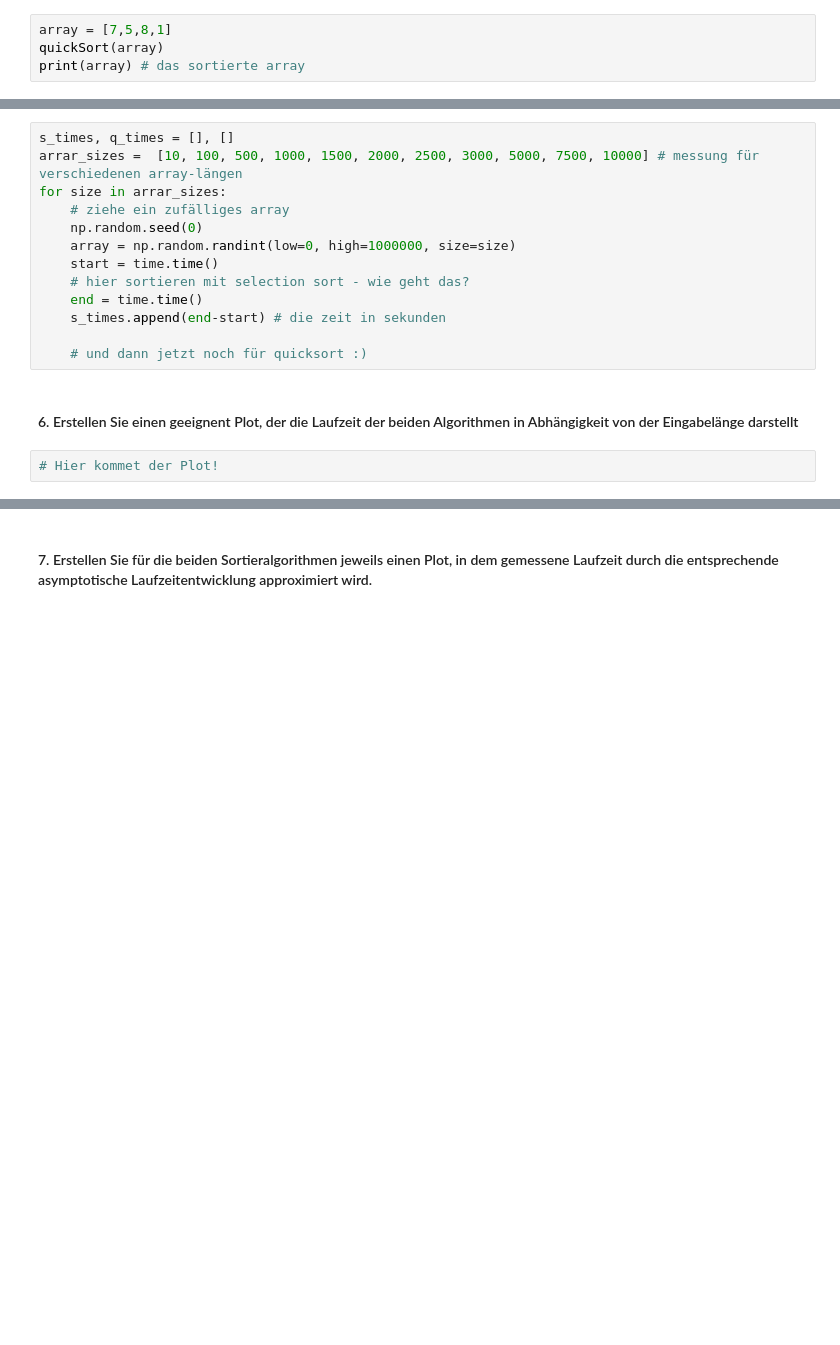
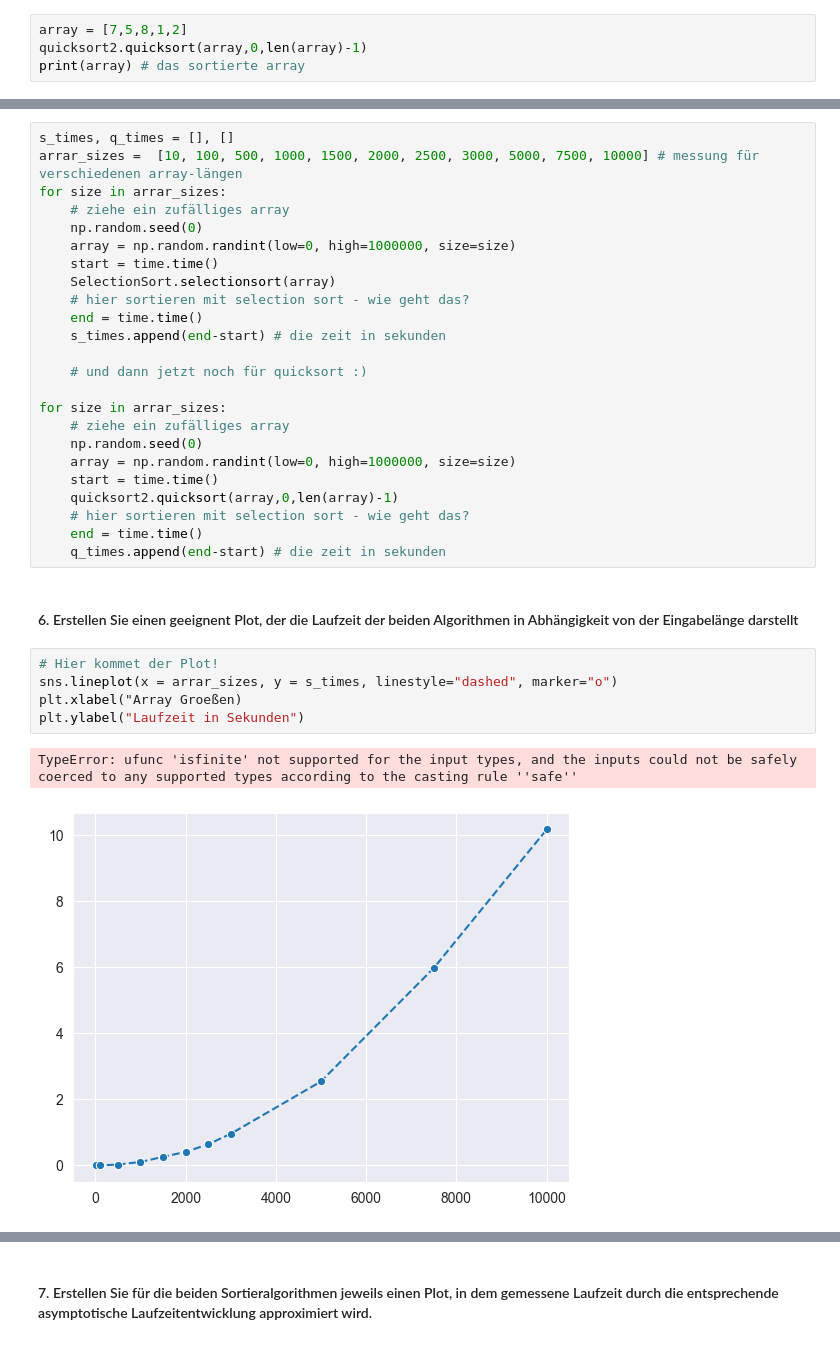
Before and after one commit to Sadik0701/Uebungsblatt8, a Jupyter notebook: sorting.ipynb, the cells around one changed output, grey strips where cells are left out. Drawn from its saved outputs; the diff is of its cells as text; blank space fills up the shorter version.

```diff
--- a/sorting.ipynb
+++ b/sorting.ipynb
@@ -19,6 +25,6 @@ print(array) # das sortierte array
 def quickSort(array):
         pass # hier Eure Implementierung :)
 # %%
-array = [7,5,8,1]
-quickSort(array)
+array = [7,5,8,1,2]
+quicksort2.quicksort(array,0,len(array)-1)
 print(array) # das sortierte array
@@ -36,12 +44,29 @@ for size in arrar_sizes:
     np.random.seed(0)
     array = np.random.randint(low=0, high=1000000, size=size)
     start = time.time()
+    SelectionSort.selectionsort(array)
     # hier sortieren mit selection sort - wie geht das?
     end = time.time()
     s_times.append(end-start) # die zeit in sekunden
 
     # und dann jetzt noch für quicksort :)
+
+for size in arrar_sizes:
+    # ziehe ein zufälliges array
+    np.random.seed(0)
+    array = np.random.randint(low=0, high=1000000, size=size)
+    start = time.time()
+    quicksort2.quicksort(array,0,len(array)-1)
+    # hier sortieren mit selection sort - wie geht das?
+    end = time.time()
+    q_times.append(end-start) # die zeit in sekunden
 # %% [markdown]
 #### 6. Erstellen Sie einen geeignent Plot, der die Laufzeit der beiden Algorithmen in Abhängigkeit von der Eingabelänge darstellt
-# %%
-# Hier kommet der Plot!
+# %%
+# Hier kommet der Plot!
+sns.lineplot(x = arrar_sizes, y = s_times, linestyle="dashed", marker="o")
+plt.xlabel("Array Groeßen)
+plt.ylabel("Laufzeit in Sekunden")
+# %% [output]
+TypeError: ufunc 'isfinite' not supported for the input types, and the inputs could not be safely coerced to any supported types according to the casting rule ''safe''
+[figure, added]
```
Also changed, not shown: parts of 12 cells of this notebook, 4 other files.
